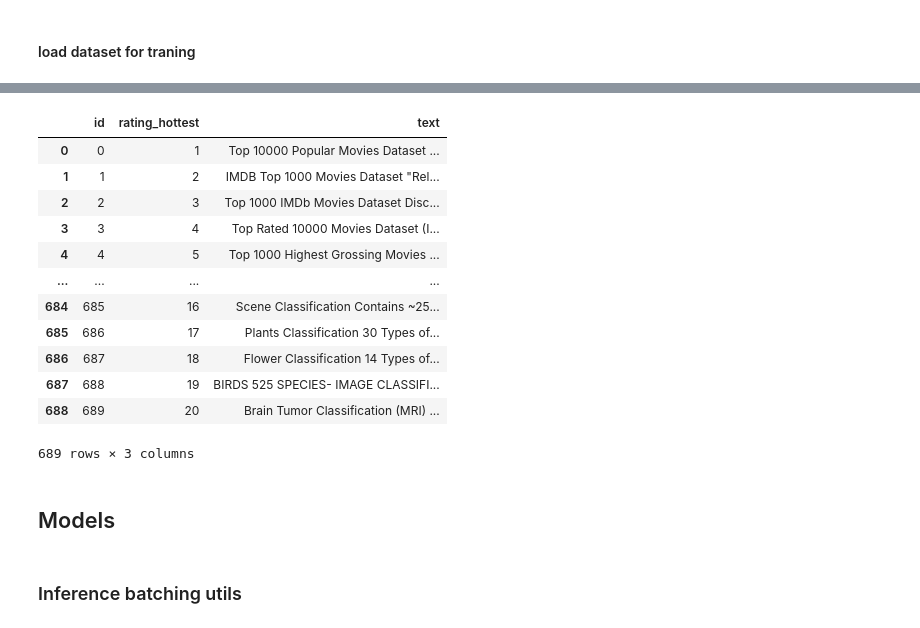
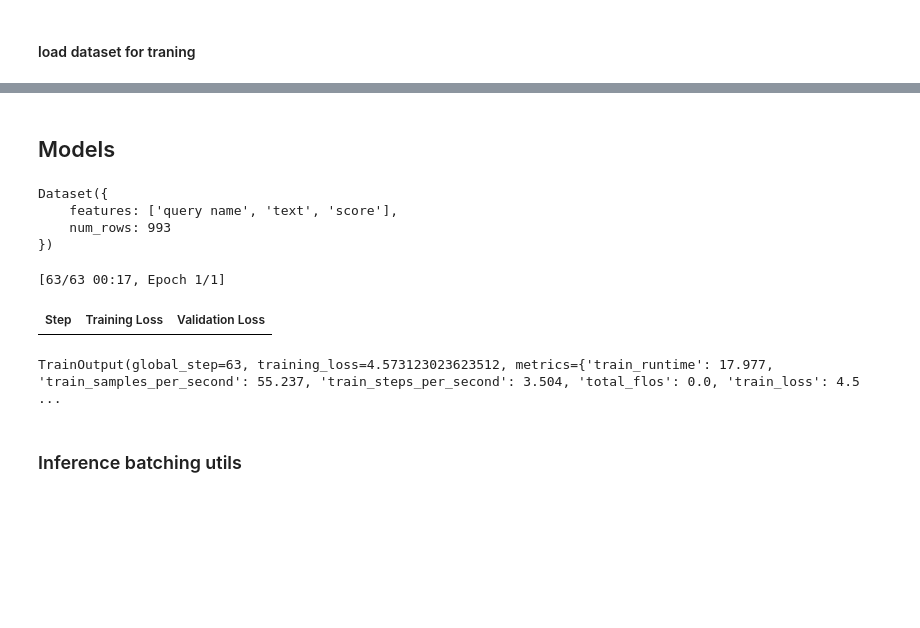
Before and after one commit to Sh41lD4n1n/Text_search_with_LLM, a Jupyter notebook: notebooks/2_models/search_embedding_3.ipynb, the cells around one changed output, grey strips where cells are left out. Drawn from its saved outputs; the diff is of its cells as text; code cells hidden in the pictures; blank space fills up the shorter version.

```diff
--- a/notebooks/2_models/search_embedding_3.ipynb
+++ b/notebooks/2_models/search_embedding_3.ipynb
@@ -137,17 +129,0 @@ result
-# %%
-result = result[['id','rating_hottest','text']]
-result
-# %% [output]
-|  | id | rating_hottest | text |
-| 0 | 0 | 1 | Top 10000 Popular Movies Dataset ... |
-| 1 | 1 | 2 | IMDB Top 1000 Movies Dataset "Rel... |
-| 2 | 2 | 3 | Top 1000 IMDb Movies Dataset Disc... |
-| 3 | 3 | 4 | Top Rated 10000 Movies Dataset (I... |
-| 4 | 4 | 5 | Top 1000 Highest Grossing Movies ... |
-| ... | ... | ... | ... |
-| 684 | 685 | 16 | Scene Classification Contains ~25... |
-| 685 | 686 | 17 | Plants Classification 30 Types of... |
-| 686 | 687 | 18 | Flower Classification 14 Types of... |
-| 687 | 688 | 19 | BIRDS 525 SPECIES- IMAGE CLASSIFI... |
-| 688 | 689 | 20 | Brain Tumor Classification (MRI) ... |
-689 rows × 3 columns
@@ -160,3 +130,5 @@ ask_dataset1 = ask_dataset.map(process_dataset)
+# %%
+dataset = Dataset.from_pandas(result)
 # %% [markdown]
 ## Models
 # %%
@@ -185,9 +151,12 @@ Dataset({
 # %%
 from sentence_transformers.training_args import SentenceTransformerTrainingArguments
+from sentence_transformers.losses import MultipleNegativesRankingLoss
+from sentence_transformers.training_args import BatchSamplers
+from sentence_transformers.evaluation import TripletEvaluator
 
 args = SentenceTransformerTrainingArguments(
     # Required parameter:
-    output_dir="models/mpnet-base-all-nli-triplet",
+    output_dir="models/trained",
     # Optional training parameters:
     num_train_epochs=1,
     per_device_train_batch_size=16,
@@ -195,13 +164,36 @@ args = SentenceTransformerTrainingArguments(
     warmup_ratio=0.1,
     fp16=True,  # Set to False if your GPU can't handle FP16
     bf16=False,  # Set to True if your GPU supports BF16
-    batch_sampler=BatchSamplers.NO_DUPLICATES,  # Losses using "in-batch negatives" benefit from no duplicates
+    # batch_sampler=BatchSamplers.NO_DUPLICATES,  # Losses using "in-batch negatives" benefit from no duplicates
     # Optional tracking/debugging parameters:
     eval_strategy="steps",
     eval_steps=100,
     save_strategy="steps",
     save_steps=100,
     save_total_limit=2,
-    logging_steps=100,
-    run_name="mpnet-base-all-nli-triplet",  # Used in W&B if `wandb` is installed
+    logging_steps=100
 )
+# %%
+dataset = dataset.remove_columns("__index_level_0__")
+# %%
+dataset
+# %% [output]
+Dataset({
+    features: ['query name', 'text', 'score'],
+    num_rows: 993
+})
+# %%
+from sentence_transformers import (
+    SentenceTransformer,
+    SentenceTransformerTrainer)
+trainer = SentenceTransformerTrainer(
+    model=model,
+    args=args,
+    train_dataset=dataset,
+    loss=loss,
+)
+trainer.train()
+# %% [output]
+[63/63 00:17, Epoch 1/1]
+| Step | Training Loss | Validation Loss |
+TrainOutput(global_step=63, training_loss=4.573123023623512, metrics={'train_runtime': 17.977, 'train_samples_per_second': 55.237, 'train_steps_per_second': 3.504, 'total_flos': 0.0, 'train_loss': 4.5 ...
```
Also changed, not shown: parts of 17 cells of this notebook.
